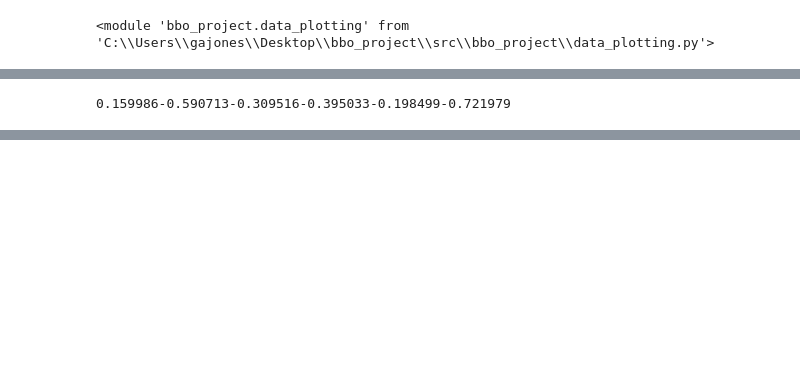
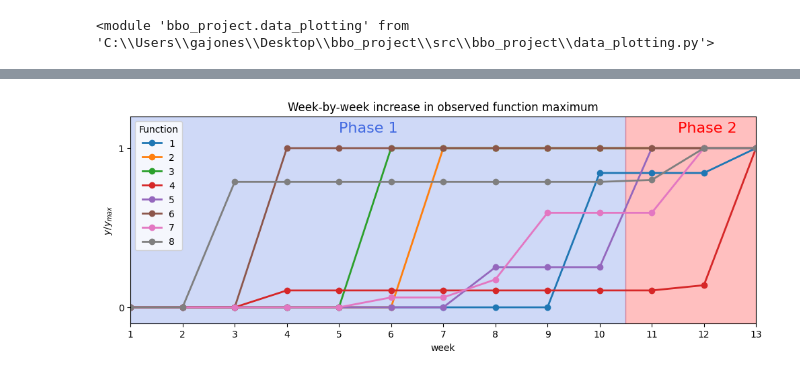
Before and after one commit to grjones10/IMP-PCMLAI-CAPSTONE, a Jupyter notebook: notebooks/summary.ipynb, the cells around one changed output, grey strips where cells are left out. Saved outputs shown, nothing was run; the diff lists cells and outputs as text; code cells hidden in the pictures; blank space fills up the shorter version.

```diff
--- a/notebooks/summary.ipynb
+++ b/notebooks/summary.ipynb
@@ -1,6 +1,3 @@
-# %%
-week = 12
-function = 7
 # %%
 import pandas as pd
 import numpy as np
@@ -431,15 +18,0 @@ Maximum value:
-# %%
-best_point_dict = {col: val for col, val in zip(input_cols, x_max_original[0])}
-
-X = df[input_cols].to_numpy()
-
-df["YScaled"] = data_augmentation.minmax_scale(df["Y1"])
-Y = df["YScaled"].to_numpy()
-Y = np.asarray(Y).reshape(-1, 1)
-
-try:
-    Z = df["promising"].to_numpy().reshape(-1, 1)
-except:
-    Z = np.zeros(len(Y))
-
-data_plotting.domain_io_plot(data_folder_name, results_dir, input_cols, ["YScaled"], X, Y, Z, next_point=best_point_dict)
@@ -452,5 +19,54 @@ data_plotting.domain_io_plot(data_folder_name, results_dir, input_cols, ["YScale
-# %%
-s = "-".join(f"{v:.6f}" for v in best_point_dict.values())
-print(s)
-# %% [output]
-0.159986-0.590713-0.309516-0.395033-0.198499-0.721979
+# %%
+fig, axes = plt.subplots(figsize=(12,4))
+
+weeks = range(1,14)
+
+max_val = {}
+for function in range(1,9):
+
+    for week in weeks:
+        PROJECT_DIR, data_folder_name, week_folder_name = data_loading.get_working_week(week, function)
+        df = data_loading.load_initial_data(PROJECT_DIR, data_folder_name)
+        df = data_loading.apply_updates(df, week, data_folder_name)
+
+        max_val[week] = df["Y1"].max()
+
+    x = list(max_val.keys())
+    y = list(max_val.values())
+
+    max_ = np.max(y)
+    min_ = np.min(y)
+
+    y_scaled = (y - min_)/(max_-min_)
+
+    plt.plot(x, y_scaled,marker='o',linewidth=2, label=function)
+
+plt.axvspan(1, 10.5, color="royalblue", alpha=0.25)
+plt.axvspan(10.5, 13, color="red", alpha=0.25)
+plt.ylim(-0.1,1.2)
+plt.xlim(1,13)
+plt.xticks(range(1,14))
+plt.yticks(range(0,2))
+plt.xlabel("week")
+plt.ylabel("$y/y_{max}$")
+plt.legend(title="Function")
+plt.title("Week-by-week increase in observed function maximum")
+
+plt.annotate(
+    "Phase 1",
+    xy=(5, 1.1),          # point to annotate
+    xytext=(5, 1.1),   # location of the text
+    fontsize=16,
+    color = 'royalblue'
+)
+
+plt.annotate(
+    "Phase 2",
+    xy=(11.5, 1.1),          # point to annotate
+    xytext=(11.5, 1.1),   # location of the text
+    fontsize=16,
+    color = 'red'
+)
+
+plt.savefig("summary.png", dpi=300, bbox_inches="tight")
+# %% [output]
@@ -456,0 +90 @@ print(s)
+[figure, added]
```
Also changed, not shown: parts of 11 cells of this notebook, 10 other files.
